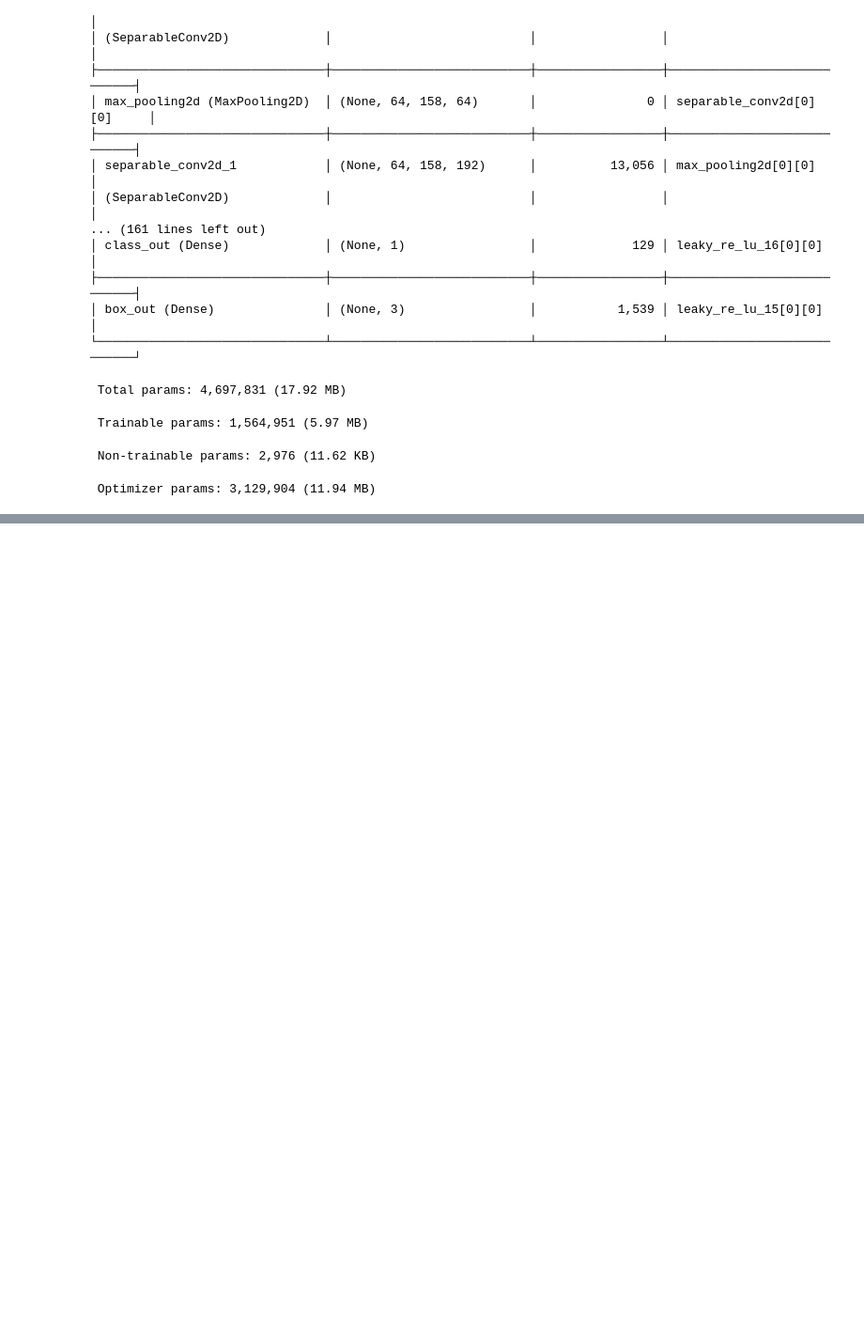
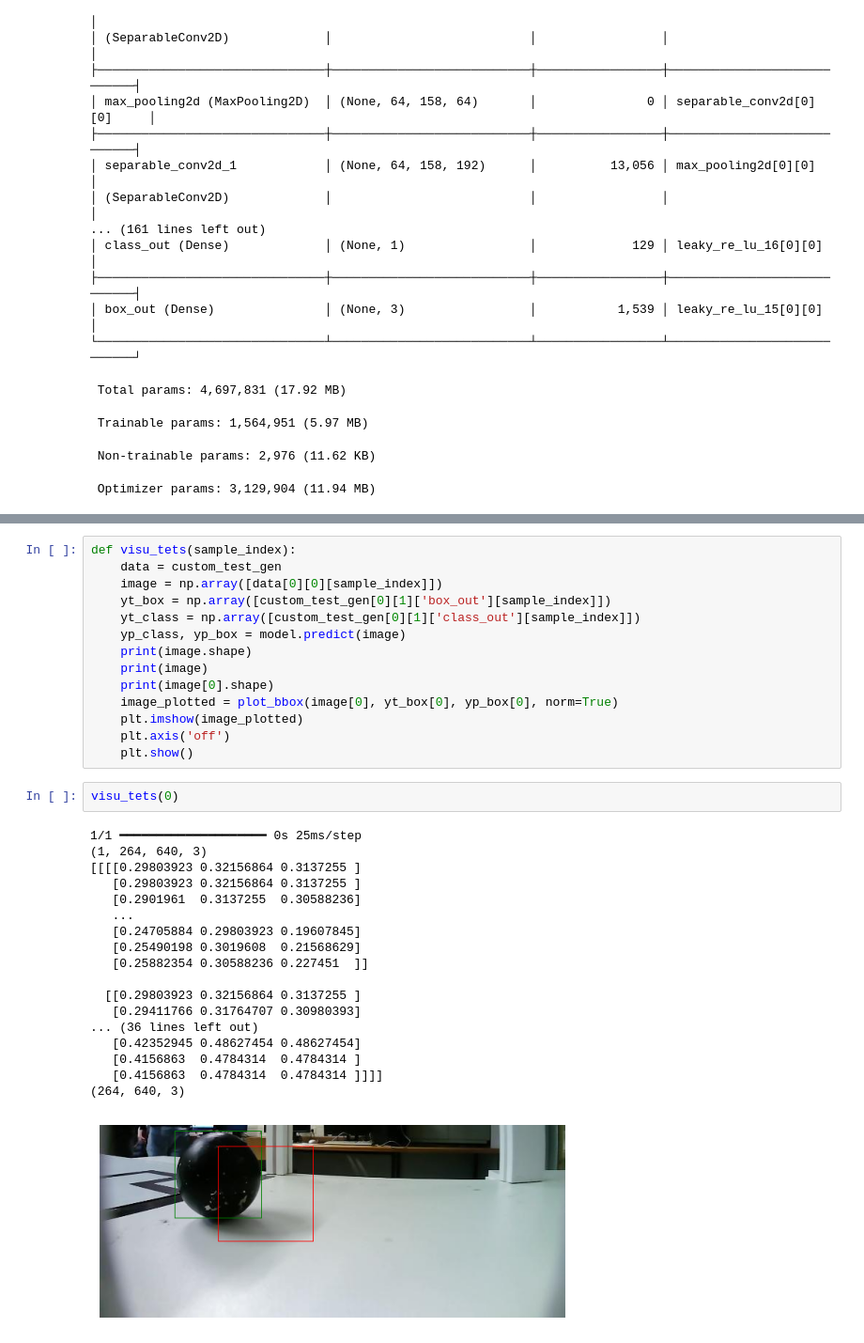
Before and after one commit to MasterOktagon/skill-issue-2025, a Jupyter notebook: raspi/ball_detection_ai.ipynb, the cells around one changed output, grey strips where cells are left out. Shown at 94% size. Saved outputs shown, nothing was run; the diff lists cells and outputs as text; blank space fills up the shorter version.

Commit message:
working image ana

```diff
--- a/raspi/ball_detection_ai.ipynb
+++ b/raspi/ball_detection_ai.ipynb
@@ -539,0 +557,35 @@ ValueError: Input 0 of layer "functional" is incompatible with the layer: expect
+# %%
+def visu_tets(sample_index):
+    data = custom_test_gen
+    image = np.array([data[0][0][sample_index]])
+    yt_box = np.array([custom_test_gen[0][1]['box_out'][sample_index]])
+    yt_class = np.array([custom_test_gen[0][1]['class_out'][sample_index]])
+    yp_class, yp_box = model.predict(image)
+    print(image.shape)
+    print(image)
+    print(image[0].shape)
+    image_plotted = plot_bbox(image[0], yt_box[0], yp_box[0], norm=True)
+    plt.imshow(image_plotted)
+    plt.axis('off')
+    plt.show()
+# %%
+visu_tets(0)
+# %% [output]
+1/1 ━━━━━━━━━━━━━━━━━━━━ 0s 25ms/step
+(1, 264, 640, 3)
+[[[[0.29803923 0.32156864 0.3137255 ]
+   [0.29803923 0.32156864 0.3137255 ]
+   [0.2901961  0.3137255  0.30588236]
+   ...
+   [0.24705884 0.29803923 0.19607845]
+   [0.25490198 0.3019608  0.21568629]
+   [0.25882354 0.30588236 0.227451  ]]
+
+  [[0.29803923 0.32156864 0.3137255 ]
+   [0.29411766 0.31764707 0.30980393]
+... (36 lines left out)
+   [0.42352945 0.48627454 0.48627454]
+   [0.4156863  0.4784314  0.4784314 ]
+   [0.4156863  0.4784314  0.4784314 ]]]]
+(264, 640, 3)
+[figure, added]
```
Also changed, not shown: parts of 5 cells of this notebook.
